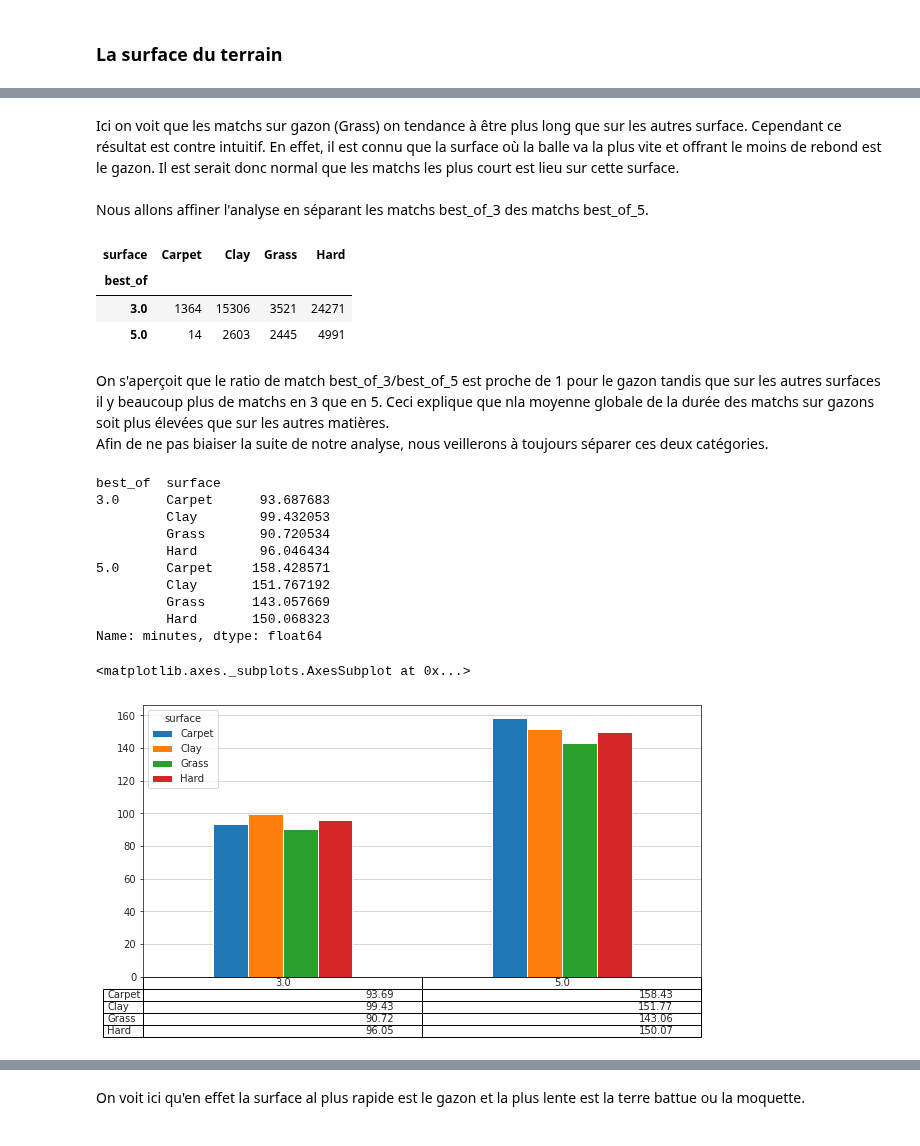
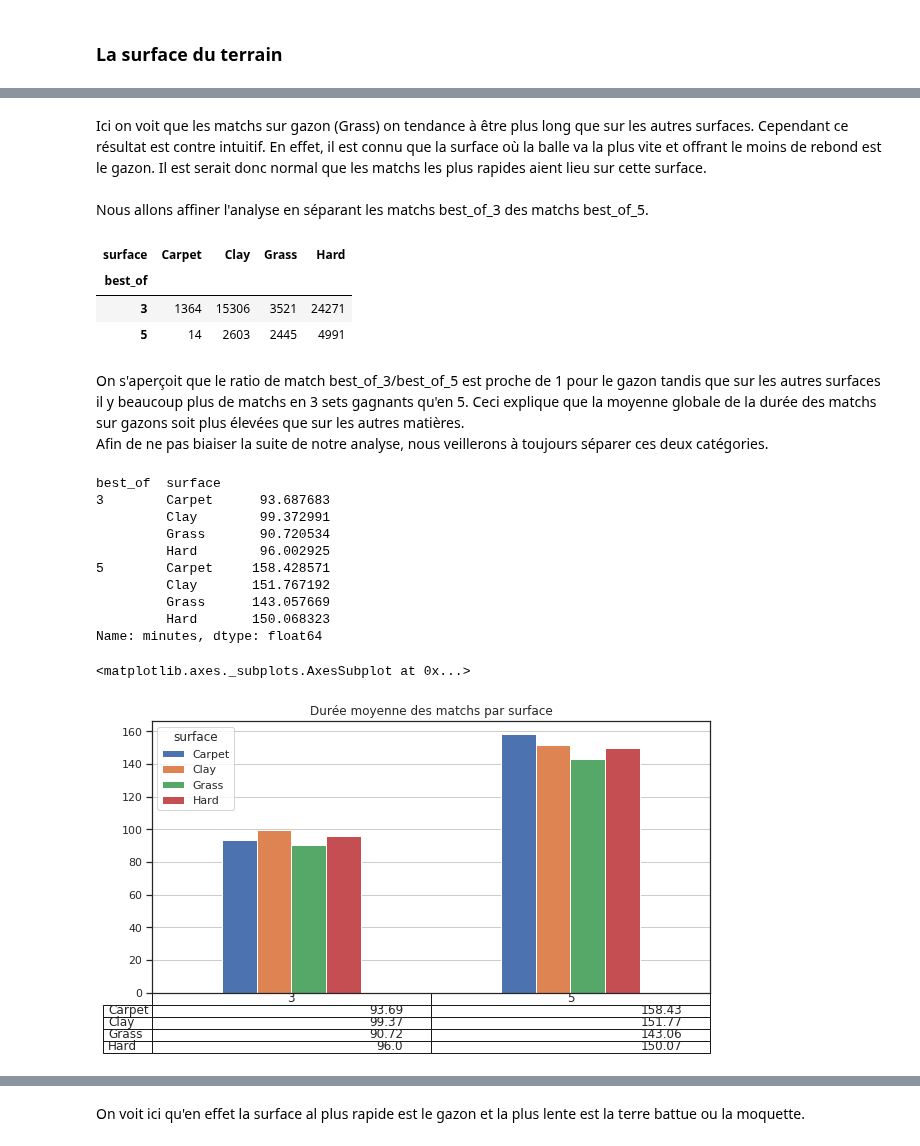
Before and after one commit to CesarRoaldes/tennis_match_time, a Jupyter notebook: EDA.ipynb, the cells around one changed output, grey strips where cells are left out. Cells and saved outputs as stored; diff of their text form; code cells hidden in the pictures.

Commit message:
data added and changes EDA

```diff
--- a/EDA.ipynb
+++ b/EDA.ipynb
@@ -4,4 +17,7 @@ import re
 import pandas as pd
 import matplotlib.pyplot as plt
 import seaborn as sns
+sns.set()
 import numpy as np
+import os
+os.path.abspath('')
@@ -29,0 +83,2 @@ data.shape
+# %%
+data.drop(['winner_entry', 'loser_entry', 'winner_seed', 'loser_seed'], axis=1, inplace=True)
@@ -57,5 +129,3 @@ data[(data['tourney_id']=='2017-0308')&(data['match_num']==297)]
 # %% [output]
 |  | tourney_id | tourney_name | surface | draw_size | tourney_level | tourney_date | match_num | winner_id | ... |
 | 57395 | 2017-0308 | Munich | Clay | 32 | A | 2017-05-01 | 297 | 111202 | ... |
-# %%
-data.at[1257, 'minutes'] = 98
@@ -68,5 +134,3 @@ data[(data['tourney_id']=='2016-M001')&(data['match_num']==294)]
 # %% [output]
 |  | tourney_id | tourney_name | surface | draw_size | tourney_level | tourney_date | match_num | winner_id | ... |
 | 53329 | 2016-M001 | Sydney | Hard | 32 | A | 2016-01-11 | 294 | 104180 | ... |
-# %%
-data.at[132, 'minutes'] = 90
@@ -106,25 +190,25 @@ data.groupby(['surface'])['minutes'].mean().plot(kind='bar',figsize=(10,5), tabl
 # %% [markdown]
-Ici on voit que les matchs sur gazon (Grass) on tendance à être plus long que sur les autres surface. Cependant ce résultat est contre intuitif. En effet, il est connu que la surface où la balle va la plus vite et offrant le moins de rebond est le gazon. Il est serait donc normal que les matchs les plus court est lieu sur cette surface.<br><br>
+Ici on voit que les matchs sur gazon (Grass) on tendance à être plus long que sur les autres surfaces. Cependant ce résultat est contre intuitif. En effet, il est connu que la surface où la balle va la plus vite et offrant le moins de rebond est le gazon. Il est serait donc normal que les matchs les plus rapides aient lieu sur cette surface.<br><br>
 Nous allons affiner l'analyse en séparant les matchs best_of_3 des matchs best_of_5.
 # %%
 data.groupby(['best_of', 'surface'])['match_num'].count().unstack()
 # %% [output]
 | surface | Carpet | Clay | Grass | Hard |
 | best_of |  |  |  |  |
-| 3.0 | 1364 | 15306 | 3521 | 24271 |
-| 5.0 | 14 | 2603 | 2445 | 4991 |
+| 3 | 1364 | 15306 | 3521 | 24271 |
+| 5 | 14 | 2603 | 2445 | 4991 |
 # %% [markdown]
-On s'aperçoit que le ratio de match best_of_3/best_of_5 est proche de 1 pour le gazon tandis que sur les autres surfaces il y beaucoup plus de matchs en 3 que en 5. Ceci explique que nla moyenne globale de la durée des matchs sur gazons soit plus élevées que sur les autres matières. <br>
+On s'aperçoit que le ratio de match best_of_3/best_of_5 est proche de 1 pour le gazon tandis que sur les autres surfaces il y beaucoup plus de matchs en 3 sets gagnants qu'en 5. Ceci explique que la moyenne globale de la durée des matchs sur gazons soit plus élevées que sur les autres matières. <br>
 Afin de ne pas biaiser la suite de notre analyse, nous veillerons à toujours séparer ces deux catégories.
 # %%
 data.groupby(['best_of', 'surface'])['minutes'].mean()
 # %% [output]
 best_of  surface
-3.0      Carpet      93.687683
-         Clay        99.432053
+3        Carpet      93.687683
+         Clay        99.372991
          Grass       90.720534
-         Hard        96.046434
-5.0      Carpet     158.428571
+         Hard        96.002925
+5        Carpet     158.428571
          Clay       151.767192
          Grass      143.057669
          Hard       150.068323
@@ -132,9 +216,10 @@ Name: minutes, dtype: float64
 # %%
 fig, ax = plt.subplots(1, 1)
 ax.get_xaxis().set_visible(False)
 data.groupby(['best_of', 'surface'])['minutes'].mean().unstack().plot(kind='bar', figsize=(10,5),
                                                                       table=np.round(data.groupby(['best_of', 'surface'])['minutes'].mean().unstack().transpose(), 2)
-                                                                      , grid=True, ax=ax)
+                                                                      , grid=True, ax=ax
+                                                                       , title='Durée moyenne des matchs par surface')
 # %% [output]
 <matplotlib.axes._subplots.AxesSubplot at 0x...>
-[figure, old version]
+[figure, new version]
```
Also changed, not shown: parts of 68 cells of this notebook, 1 other file.
